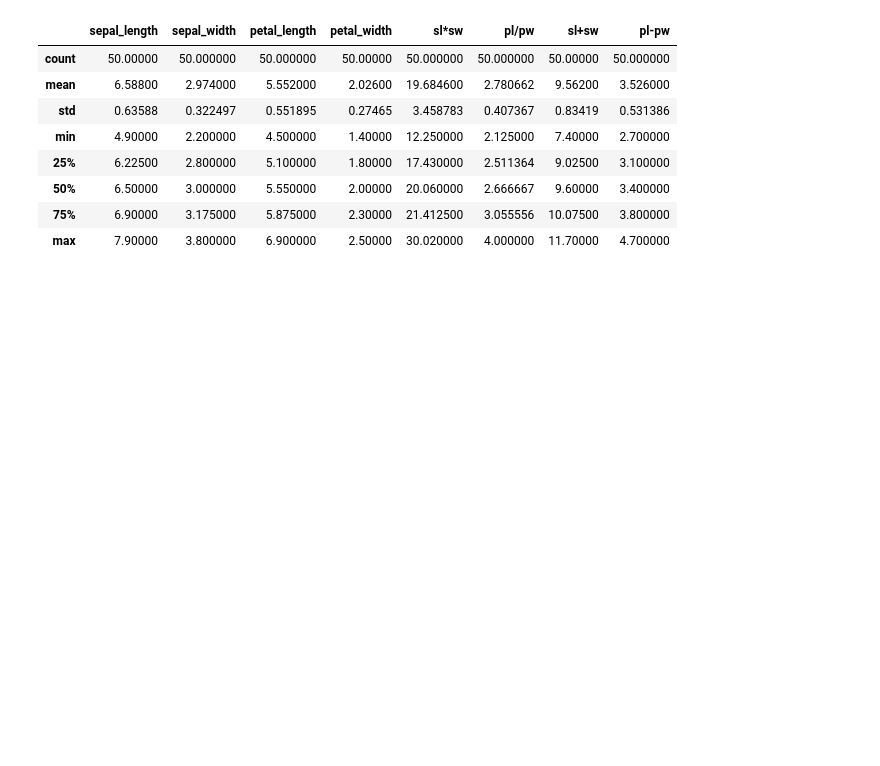
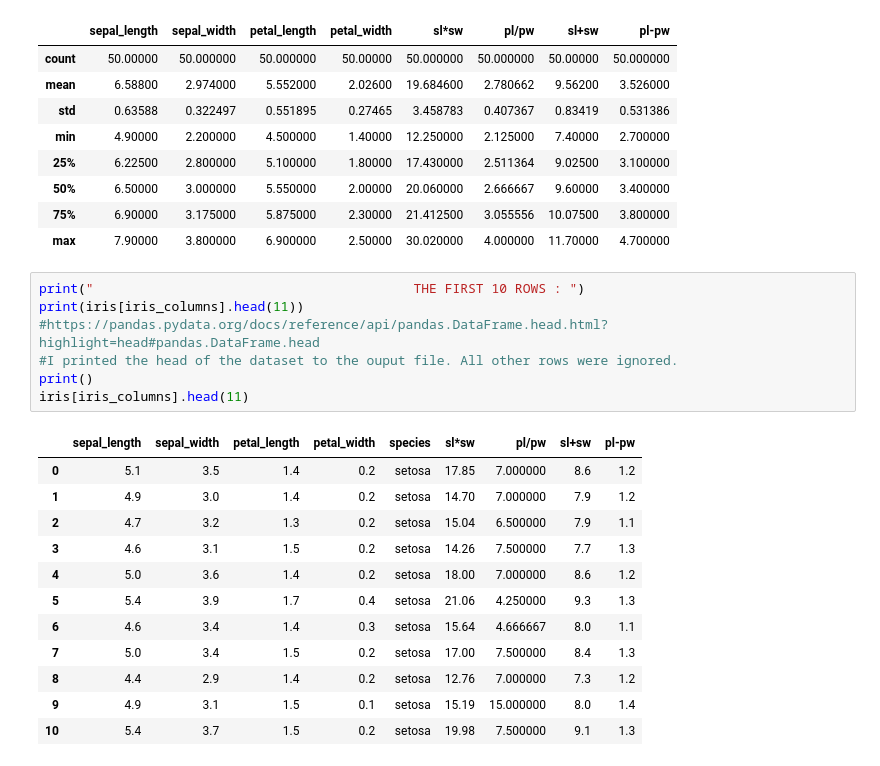
Before and after one commit to mickalleny2k/FUND_DATA, a Jupyter notebook: project.ipynb, the cells around one changed output. Drawn from its saved outputs; the diff is of its cells as text; blank space fills up the shorter version.

```diff
--- a/project.ipynb
+++ b/project.ipynb
@@ -216,3 +216,23 @@ virginica.describe()
 | 50% | 6.50000 | 3.000000 | 5.550000 | 2.00000 | 20.060000 | 2.666667 | 9.60000 | 3.400000 |
 | 75% | 6.90000 | 3.175000 | 5.875000 | 2.30000 | 21.412500 | 3.055556 | 10.07500 | 3.800000 |
 | max | 7.90000 | 3.800000 | 6.900000 | 2.50000 | 30.020000 | 4.000000 | 11.70000 | 4.700000 |
+# %%
+print("                                         THE FIRST 10 ROWS : ")
+print(iris[iris_columns].head(11))
+#https://pandas.pydata.org/docs/reference/api/pandas.DataFrame.head.html?highlight=head#pandas.DataFrame.head
+#I printed the head of the dataset to the ouput file. All other rows were ignored.
+print()
+iris[iris_columns].head(11)
+# %% [output]
+|  | sepal_length | sepal_width | petal_length | petal_width | species | sl*sw | pl/pw | sl+sw | pl-pw |
+| 0 | 5.1 | 3.5 | 1.4 | 0.2 | setosa | 17.85 | 7.000000 | 8.6 | 1.2 |
+| 1 | 4.9 | 3.0 | 1.4 | 0.2 | setosa | 14.70 | 7.000000 | 7.9 | 1.2 |
+| 2 | 4.7 | 3.2 | 1.3 | 0.2 | setosa | 15.04 | 6.500000 | 7.9 | 1.1 |
+| 3 | 4.6 | 3.1 | 1.5 | 0.2 | setosa | 14.26 | 7.500000 | 7.7 | 1.3 |
+| 4 | 5.0 | 3.6 | 1.4 | 0.2 | setosa | 18.00 | 7.000000 | 8.6 | 1.2 |
+| 5 | 5.4 | 3.9 | 1.7 | 0.4 | setosa | 21.06 | 4.250000 | 9.3 | 1.3 |
+| 6 | 4.6 | 3.4 | 1.4 | 0.3 | setosa | 15.64 | 4.666667 | 8.0 | 1.1 |
+| 7 | 5.0 | 3.4 | 1.5 | 0.2 | setosa | 17.00 | 7.500000 | 8.4 | 1.3 |
+| 8 | 4.4 | 2.9 | 1.4 | 0.2 | setosa | 12.76 | 7.000000 | 7.3 | 1.2 |
+| 9 | 4.9 | 3.1 | 1.5 | 0.1 | setosa | 15.19 | 15.000000 | 8.0 | 1.4 |
+| 10 | 5.4 | 3.7 | 1.5 | 0.2 | setosa | 19.98 | 7.500000 | 9.1 | 1.3 |
```
Also changed, not shown: parts of 8 cells of this notebook, 1 other file.
